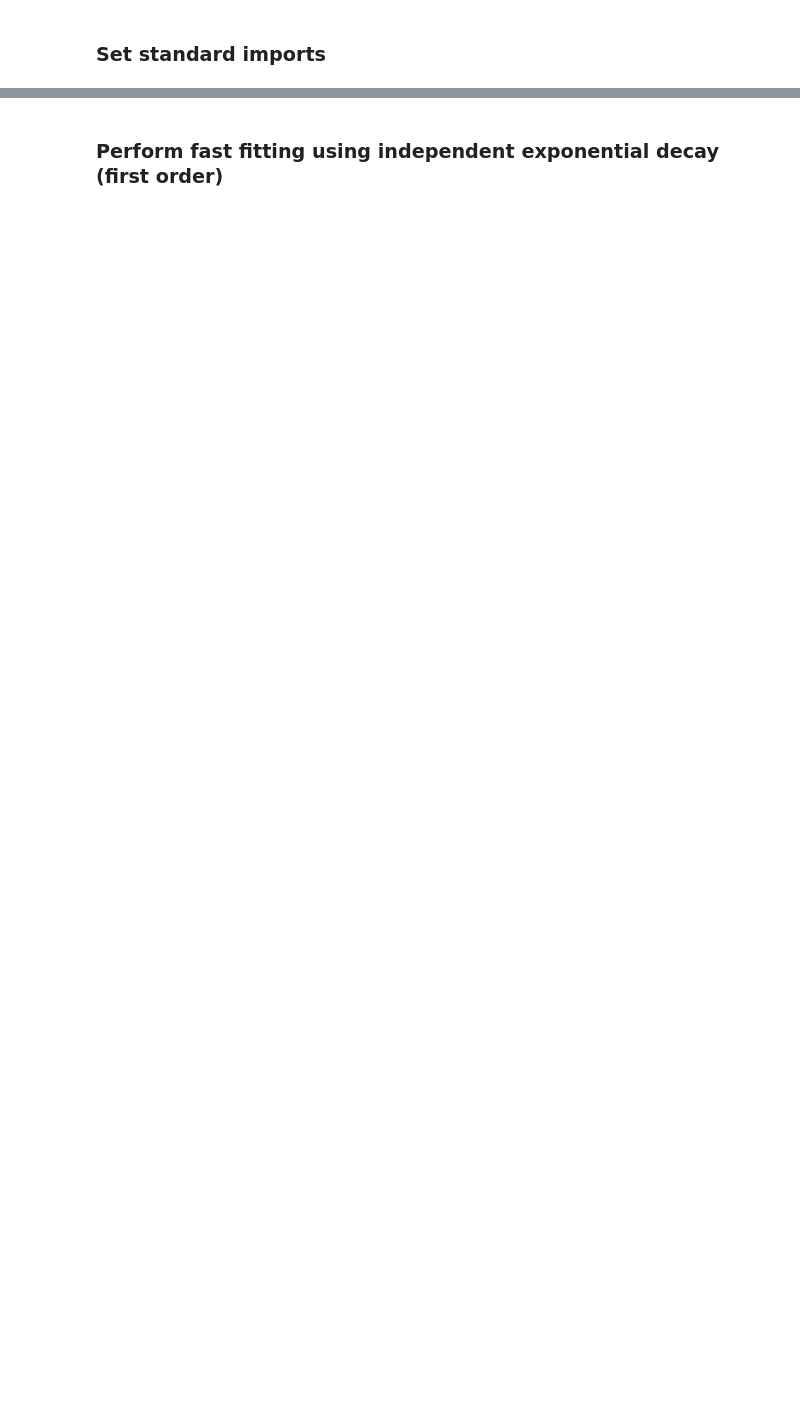
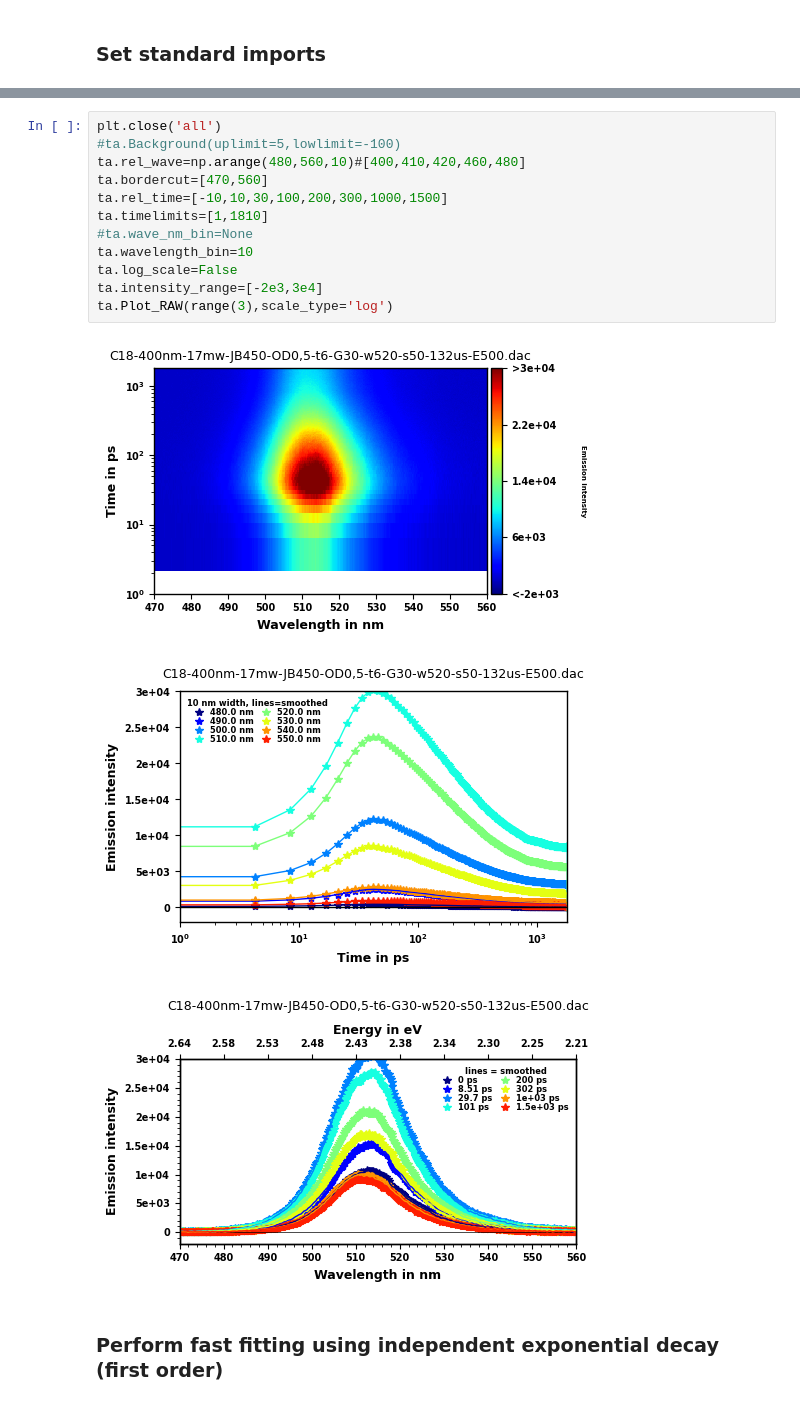
Before and after one commit to erdzeichen/KiMoPack, a Jupyter notebook: Workflow_tools/Streak_camera_analysis.ipynb, the cells around one changed output, grey strips where cells are left out. Cells and saved outputs as stored; diff of their text form; blank space fills up the shorter version.

```diff
--- a/Workflow_tools/Streak_camera_analysis.ipynb
+++ b/Workflow_tools/Streak_camera_analysis.ipynb
@@ -36,3 +65,19 @@ ta.Plot_RAW(range(3),scale_type='linear')
+# %%
+plt.close('all')
+#ta.Background(uplimit=5,lowlimit=-100)
+ta.rel_wave=np.arange(480,560,10)#[400,410,420,460,480]
+ta.bordercut=[470,560]
+ta.rel_time=[-10,10,30,100,200,300,1000,1500]
+ta.timelimits=[1,1810]
+#ta.wave_nm_bin=None
+ta.wavelength_bin=10
+ta.log_scale=False
+ta.intensity_range=[-2e3,3e4]
+ta.Plot_RAW(range(3),scale_type='log')
+# %% [output]
+[figure, added]
+[figure, added]
+[figure, added]
 # %% [markdown]
 ### Perform fast fitting using independent exponential decay (first order)
 # %%
```
Also changed, not shown: parts of 7 cells of this notebook, 2 other files.
